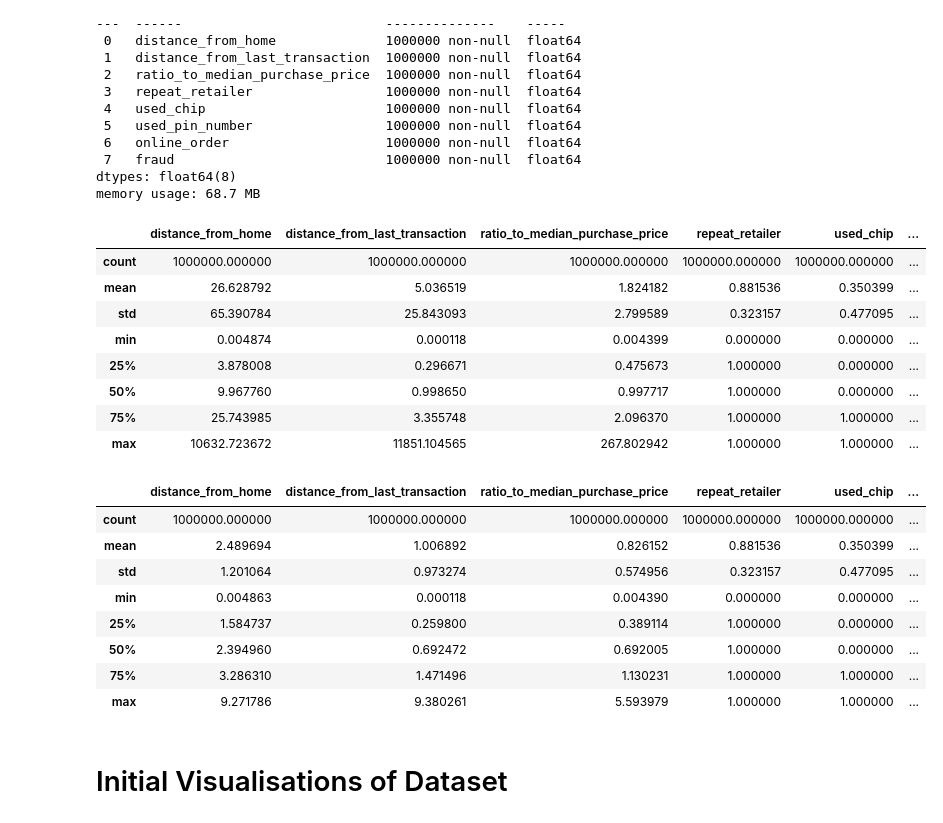
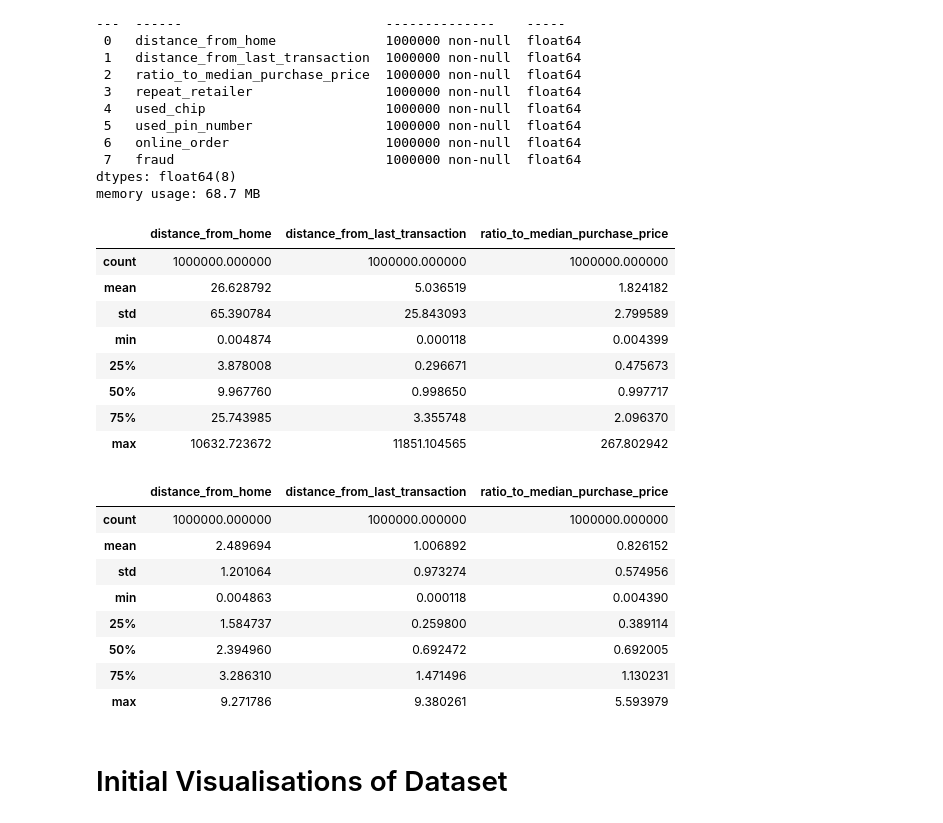
Before and after one commit to MadMoose02/COMP3608-Project, a Jupyter notebook: CreditCardFraud_Project.ipynb, the cells around one changed output. Drawn from its saved outputs; the diff is of its cells as text; code cells hidden in the pictures.

```diff
--- a/CreditCardFraud_Project.ipynb
+++ b/CreditCardFraud_Project.ipynb
@@ -47,33 +47,33 @@ Data columns (total 8 columns):
 dtypes: float64(8)
 memory usage: 68.7 MB
 # %%
-df.describe()
+df[['distance_from_home', 'distance_from_last_transaction', 'ratio_to_median_purchase_price']].describe()
 # %% [output]
-|  | distance_from_home | distance_from_last_transaction | ratio_to_median_purchase_price | repeat_retailer | used_chip | ... |
-| count | 1000000.000000 | 1000000.000000 | 1000000.000000 | 1000000.000000 | 1000000.000000 | ... |
-| mean | 26.628792 | 5.036519 | 1.824182 | 0.881536 | 0.350399 | ... |
-| std | 65.390784 | 25.843093 | 2.799589 | 0.323157 | 0.477095 | ... |
-| min | 0.004874 | 0.000118 | 0.004399 | 0.000000 | 0.000000 | ... |
-| 25% | 3.878008 | 0.296671 | 0.475673 | 1.000000 | 0.000000 | ... |
-| 50% | 9.967760 | 0.998650 | 0.997717 | 1.000000 | 0.000000 | ... |
-| 75% | 25.743985 | 3.355748 | 2.096370 | 1.000000 | 1.000000 | ... |
-| max | 10632.723672 | 11851.104565 | 267.802942 | 1.000000 | 1.000000 | ... |
+|  | distance_from_home | distance_from_last_transaction | ratio_to_median_purchase_price |
+| count | 1000000.000000 | 1000000.000000 | 1000000.000000 |
+| mean | 26.628792 | 5.036519 | 1.824182 |
+| std | 65.390784 | 25.843093 | 2.799589 |
+| min | 0.004874 | 0.000118 | 0.004399 |
+| 25% | 3.878008 | 0.296671 | 0.475673 |
+| 50% | 9.967760 | 0.998650 | 0.997717 |
+| 75% | 25.743985 | 3.355748 | 2.096370 |
+| max | 10632.723672 | 11851.104565 | 267.802942 |
 # %%
 df['distance_from_home'] = np.log1p(df['distance_from_home'])
 df['distance_from_last_transaction'] = np.log1p(df['distance_from_last_transaction'])
 df['ratio_to_median_purchase_price'] = np.log1p(df['ratio_to_median_purchase_price'])
 # %%
-df.describe()
+df[['distance_from_home', 'distance_from_last_transaction', 'ratio_to_median_purchase_price']].describe()
 # %% [output]
-|  | distance_from_home | distance_from_last_transaction | ratio_to_median_purchase_price | repeat_retailer | used_chip | ... |
-| count | 1000000.000000 | 1000000.000000 | 1000000.000000 | 1000000.000000 | 1000000.000000 | ... |
-| mean | 2.489694 | 1.006892 | 0.826152 | 0.881536 | 0.350399 | ... |
-| std | 1.201064 | 0.973274 | 0.574956 | 0.323157 | 0.477095 | ... |
-| min | 0.004863 | 0.000118 | 0.004390 | 0.000000 | 0.000000 | ... |
-| 25% | 1.584737 | 0.259800 | 0.389114 | 1.000000 | 0.000000 | ... |
-| 50% | 2.394960 | 0.692472 | 0.692005 | 1.000000 | 0.000000 | ... |
-| 75% | 3.286310 | 1.471496 | 1.130231 | 1.000000 | 1.000000 | ... |
-| max | 9.271786 | 9.380261 | 5.593979 | 1.000000 | 1.000000 | ... |
+|  | distance_from_home | distance_from_last_transaction | ratio_to_median_purchase_price |
+| count | 1000000.000000 | 1000000.000000 | 1000000.000000 |
+| mean | 2.489694 | 1.006892 | 0.826152 |
+| std | 1.201064 | 0.973274 | 0.574956 |
+| min | 0.004863 | 0.000118 | 0.004390 |
+| 25% | 1.584737 | 0.259800 | 0.389114 |
+| 50% | 2.394960 | 0.692472 | 0.692005 |
+| 75% | 3.286310 | 1.471496 | 1.130231 |
+| max | 9.271786 | 9.380261 | 5.593979 |
 # %% [markdown]
 # Initial Visualisations of Dataset
 # %% [markdown]
```
Also changed, not shown: parts of 1 cell of this notebook.
